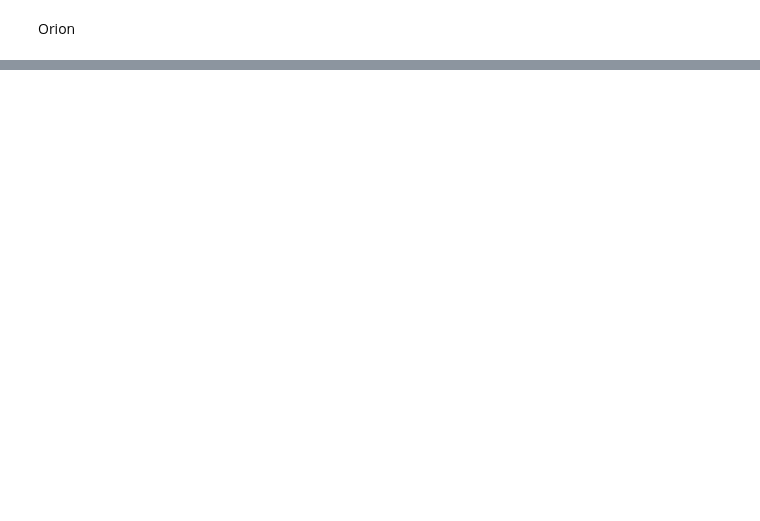
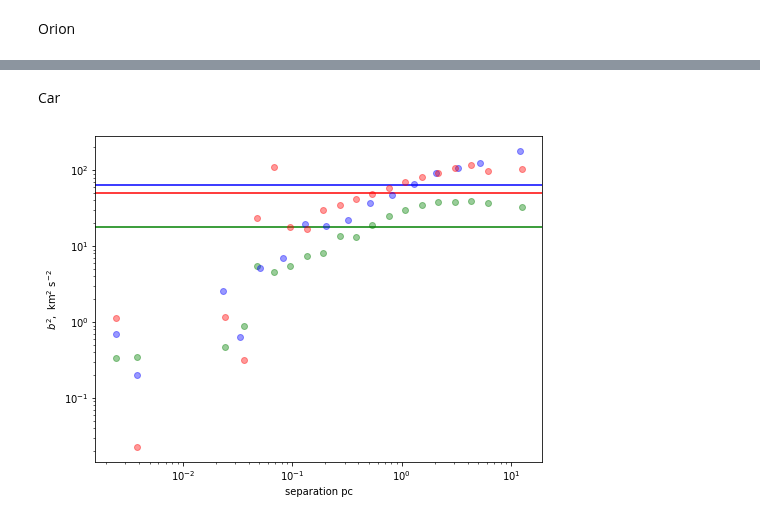
Before and after one commit to JavGVastro/PhD.Paper, a Jupyter notebook: Results.ipynb, the cells around one changed output, grey strips where cells are left out. Saved outputs shown, nothing was run; the diff lists cells and outputs as text; code cells hidden in the pictures; blank space fills up the shorter version.

```diff
--- a/Results.ipynb
+++ b/Results.ipynb
@@ -114,0 +132,20 @@ None
+# %% [markdown]
+Car
+# %%
+fig, ax = plt.subplots(figsize=(8, 6))
+
+ax.errorbar(SF['CarC']['s'],SF['CarC']['b2'], fmt='o', alpha=0.4,color="green")
+ax.errorbar(SF['CarB']['s'],SF['CarB']['b2'], fmt='o', alpha=0.4,color="blue")
+ax.errorbar(SF['CarR']['s'],SF['CarR']['b2'], fmt='o', alpha=0.4,color="red")
+
+ax.axhline(SF['CarC']['sig2'], ls='-',color="green")
+ax.axhline(SF['CarB']['sig2'], ls='-',color="blue")
+ax.axhline(SF['CarR']['sig2'], ls='-',color="red")
+
+ax.set(xscale='log', yscale='log',
+       xlabel='separation pc',
+       ylabel=r'$b^2,\ \mathrm{km^2\ s^{-2}}$'
+      )
+None
+# %% [output]
+[figure, added]
```
Also changed, not shown: parts of 9 cells of this notebook.
